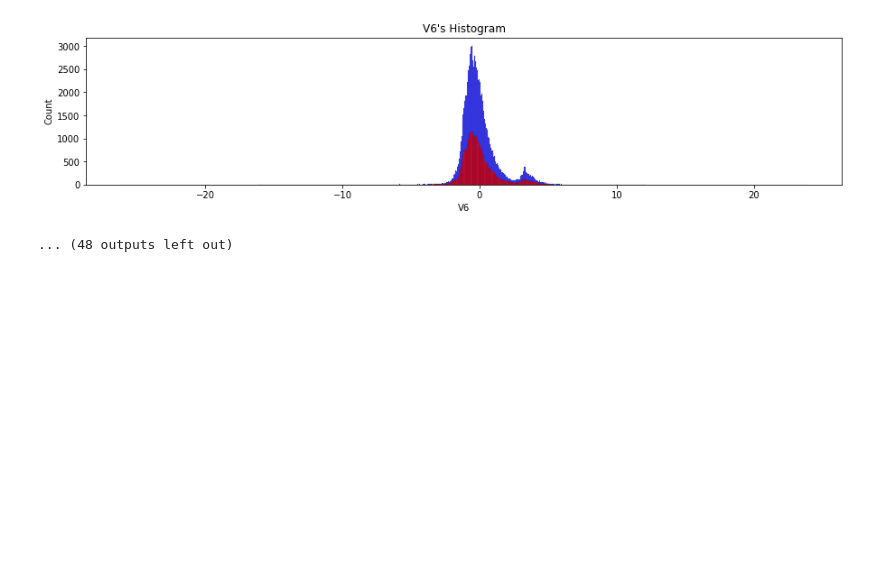
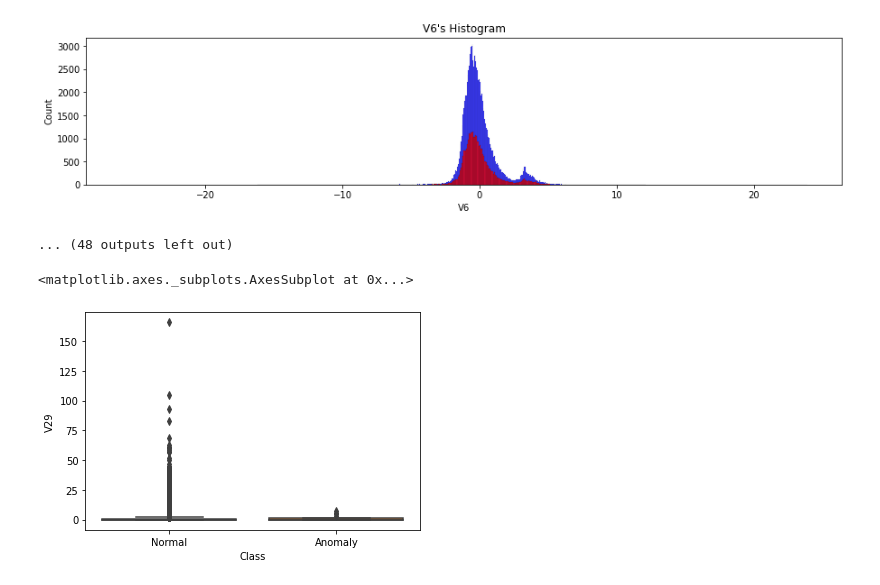
Before and after one commit to namwootree/Dacrew-4th, a Jupyter notebook: [번외편]_EDA.ipynb, the cells around one changed output. Saved outputs shown, nothing was run; the diff lists cells and outputs as text; code cells hidden in the pictures; blank space fills up the shorter version.

```diff
--- a/[번외편]_EDA.ipynb
+++ b/[번외편]_EDA.ipynb
@@ -495,3 +521,8 @@ Train V6의 표준편차 : 1.3305827734281754
 Val V6의 표준편차 : 1.2922144806789229
 [figure]
 ... (48 outputs left out)
+# %%
+sns.boxplot(data=val, x='Class', y='V29')
+# %% [output]
+<matplotlib.axes._subplots.AxesSubplot at 0x...>
+[figure, added]
```
Also changed, not shown: parts of 10 cells of this notebook.
